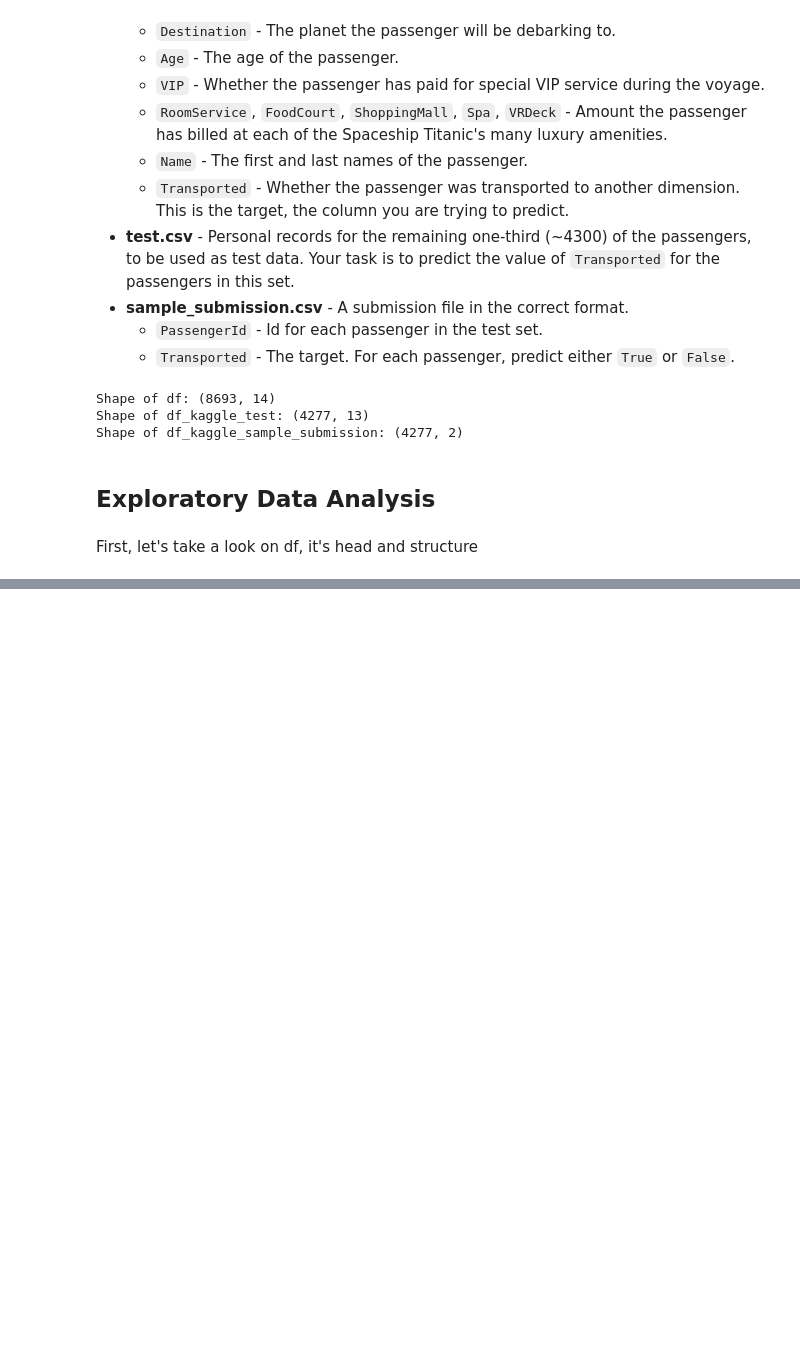
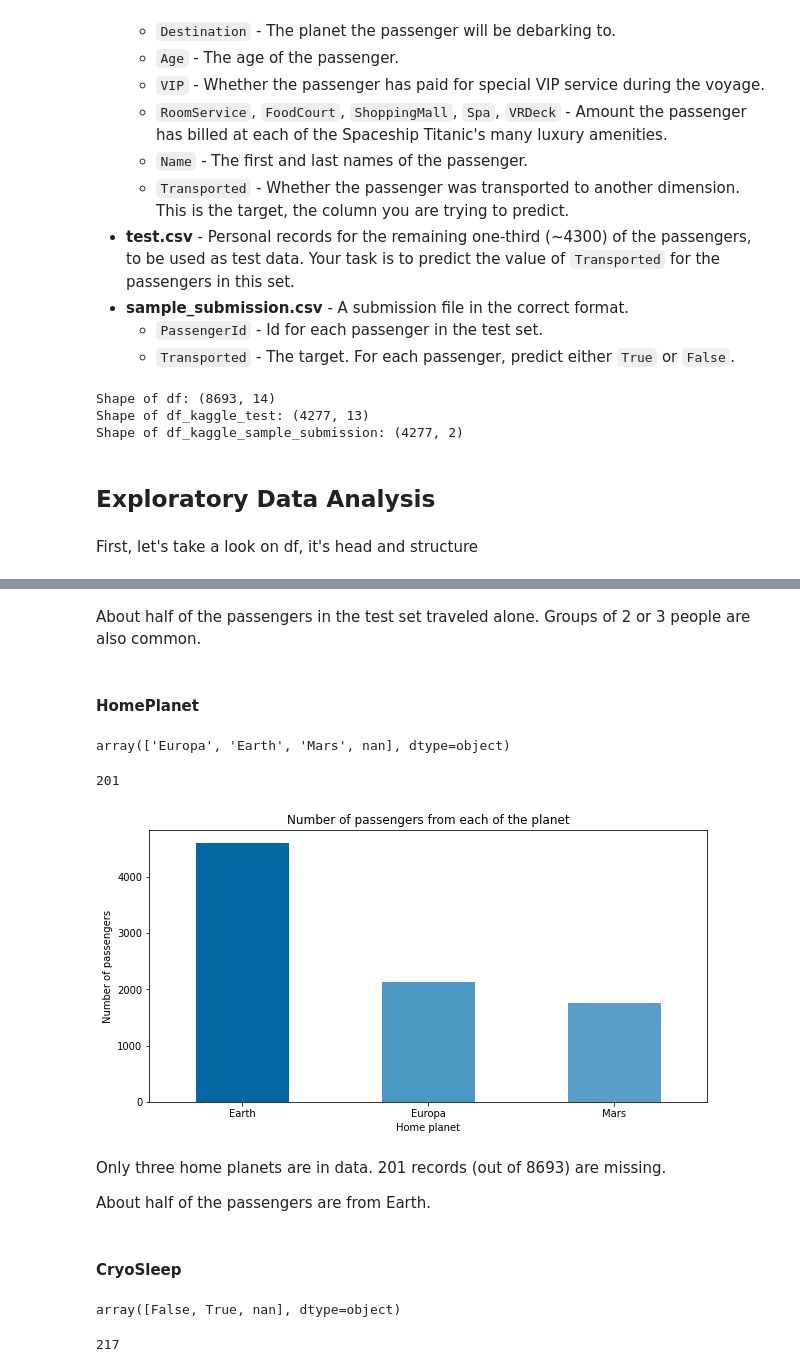
Before and after one commit to ParalogyX/spaceship_titanic, a Jupyter notebook: EDA.ipynb, the cells around one changed output, grey strips where cells are left out. Saved outputs shown, nothing was run; the diff lists cells and outputs as text; code cells hidden in the pictures; blank space fills up the shorter version.

```diff
--- a/EDA.ipynb
+++ b/EDA.ipynb
@@ -116,0 +200,32 @@ dtype: object
+# %% [markdown]
+About half of the passengers in the test set traveled alone. Groups of 2 or 3 people are also common.
+# %% [markdown]
+#### HomePlanet
+# %%
+# HomePlanet field
+df['HomePlanet'].unique()
+# %% [output]
+array(['Europa', 'Earth', 'Mars', nan], dtype=object)
+# %%
+df['HomePlanet'].isna().sum()
+# %% [output]
+201
+# %%
+# How many passengers from each of the planet
+plot_groups('HomePlanet', xlabel='Home planet', ylablel='Number of passengers', title='Number of passengers from each of the planet')
+# %% [output]
+[figure, added]
+# %% [markdown]
+Only three home planets are in data. 201 records (out of 8693) are missing.
+
+About half of the passengers are from Earth.
+# %% [markdown]
+#### CryoSleep
+# %%
+df['CryoSleep'].unique()
+# %% [output]
+array([False, True, nan], dtype=object)
+# %%
+df['CryoSleep'].isna().sum()
+# %% [output]
+217
```
Also changed, not shown: parts of 63 cells of this notebook.
